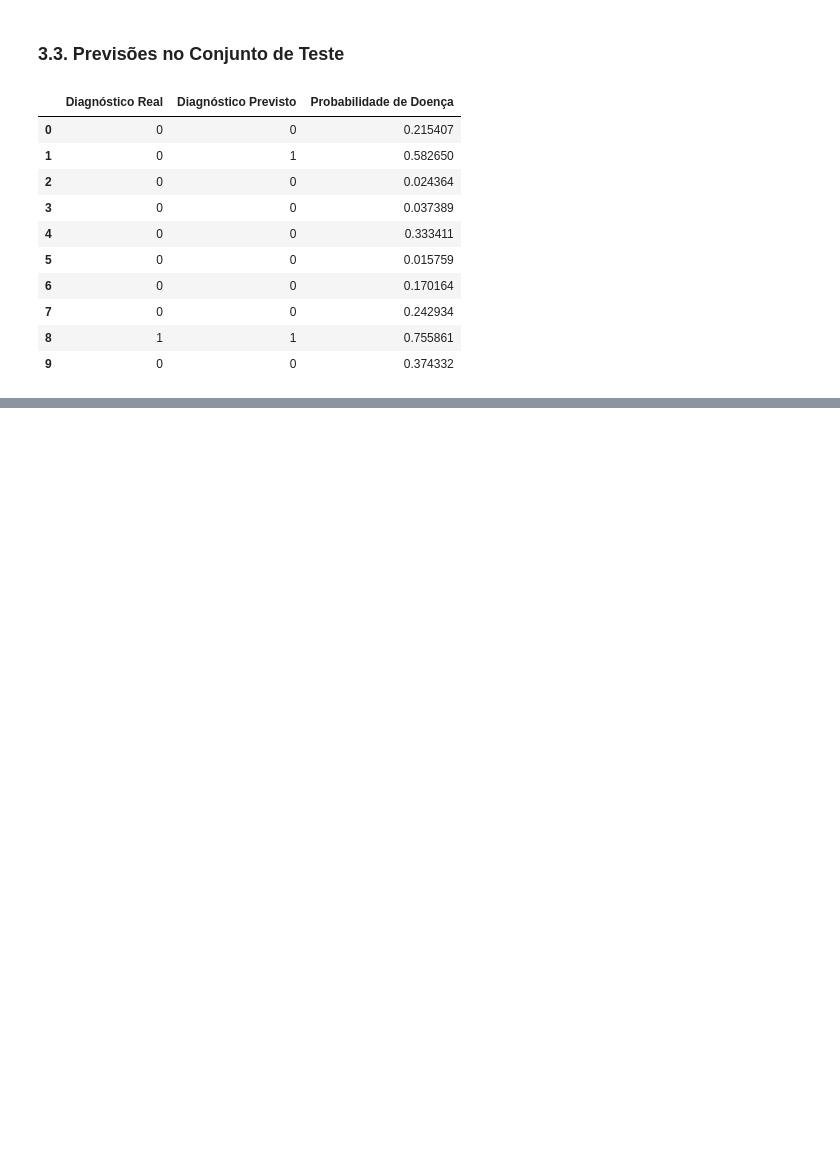
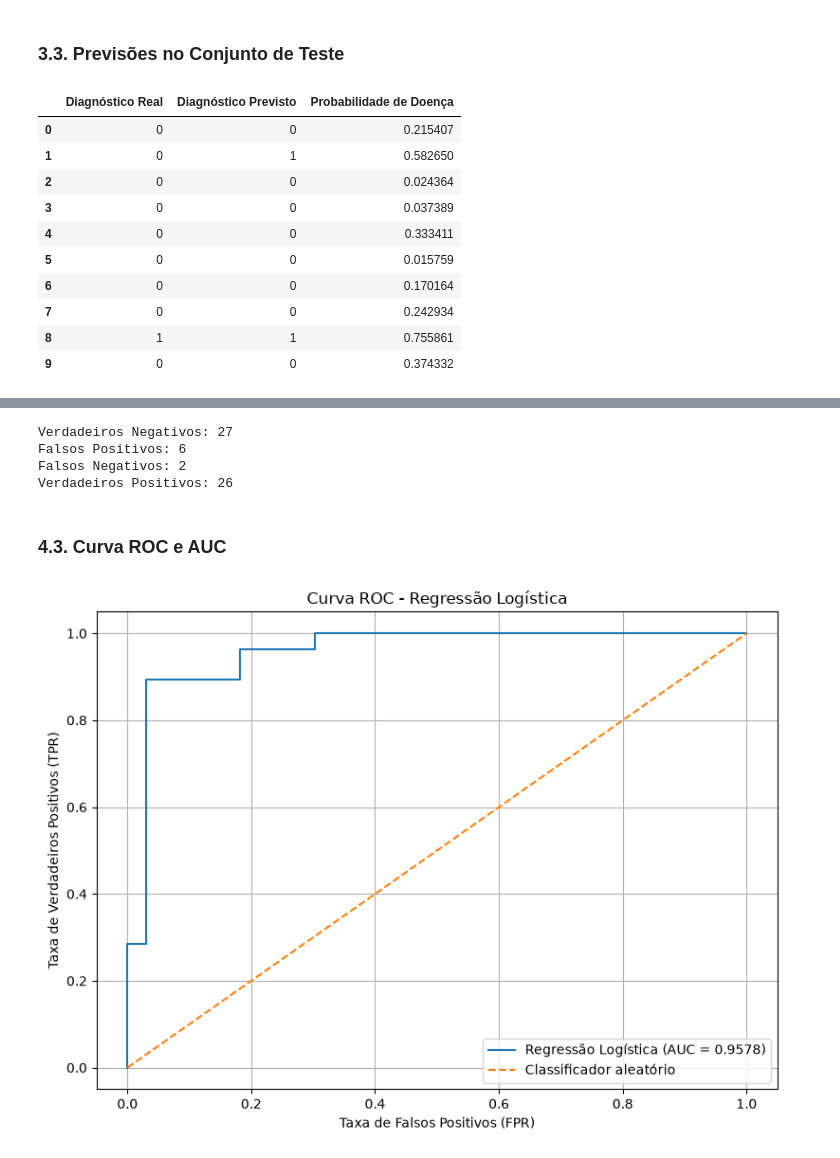
Before and after one commit to Pedrollucas/Sistemas-Inteligentes, a Jupyter notebook: notebooks/02_regressao_logistica.ipynb, the cells around one changed output, grey strips where cells are left out. Drawn from its saved outputs; the diff is of its cells as text; code cells hidden in the pictures; blank space fills up the shorter version.

```diff
--- a/notebooks/02_regressao_logistica.ipynb
+++ b/notebooks/02_regressao_logistica.ipynb
@@ -315,0 +394,52 @@ display(comparacao.head(10))
+# %%
+vn, fp, fn, vp = matriz.ravel()
+
+print(f"Verdadeiros Negativos: {vn}")
+print(f"Falsos Positivos: {fp}")
+print(f"Falsos Negativos: {fn}")
+print(f"Verdadeiros Positivos: {vp}")
+# %% [output]
+Verdadeiros Negativos: 27
+Falsos Positivos: 6
+Falsos Negativos: 2
+Verdadeiros Positivos: 26
+# %% [markdown]
+### 4.3. Curva ROC e AUC
+# %%
+from sklearn.metrics import roc_curve, auc
+
+# Calcula os pontos da curva ROC
+fpr, tpr, thresholds = roc_curve(
+    y_teste,
+    y_prob
+)
+
+# Calcula a área sob a curva
+roc_auc = auc(fpr, tpr)
+
+plt.figure(figsize=(8, 6))
+
+plt.plot(
+    fpr,
+    tpr,
+    label=f"Regressão Logística (AUC = {roc_auc:.4f})"
+)
+
+plt.plot(
+    [0, 1],
+    [0, 1],
+    linestyle="--",
+    label="Classificador aleatório"
+)
+
+plt.xlabel("Taxa de Falsos Positivos (FPR)")
+plt.ylabel("Taxa de Verdadeiros Positivos (TPR)")
+plt.title("Curva ROC - Regressão Logística")
+
+plt.legend()
+plt.grid(True)
+plt.tight_layout()
+plt.savefig(figuras / "06_curva_roc.png", dpi=300, bbox_inches="tight")
+plt.show()
+# %% [output]
+[figure, added]
```
Also changed, not shown: parts of 6 cells of this notebook, 2 other files.
